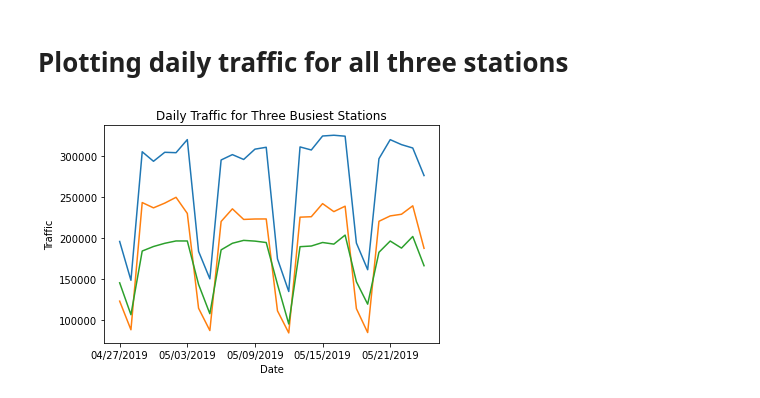
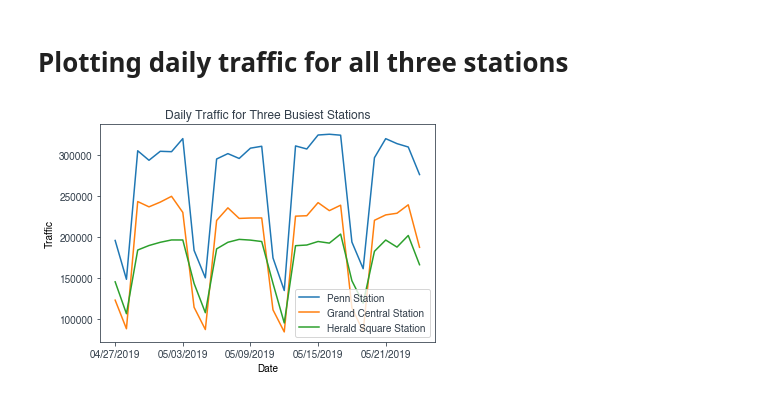
Before and after one commit to anubhavpar/sturdy-goggles, a Jupyter notebook: data_cleaning.ipynb, the cells around one changed output. Drawn from its saved outputs; the diff is of its cells as text; code cells hidden in the pictures.

```diff
--- a/data_cleaning.ipynb
+++ b/data_cleaning.ipynb
@@ -345,17 +467,19 @@ len(datelist*4)
 # %% [markdown]
 # Plotting daily traffic for all three stations
 # %%
-plt.plot(penn_daily);
-plt.plot(cntr_daily);
-plt.plot(herald_daily);
+plt.plot(penn_daily, label = 'Penn Station');
+plt.plot(cntr_daily, label = 'Grand Central Station');
+plt.plot(herald_daily, label = 'Herald Square Station');
 
 plt.title('Daily Traffic for Three Busiest Stations');
 plt.xlabel('Date');
 plt.ylabel('Traffic');
 
+plt.legend();
+
 xrange = list(range(28));
 plt.xticks(xrange[::6],label=datelist*4);
 
 plt.savefig('daily_traffic_top_3',format='svg')
 # %% [output]
-[figure, old version]
+[figure, new version]
```
Also changed, not shown: parts of 14 cells of this notebook, 3 other files.
